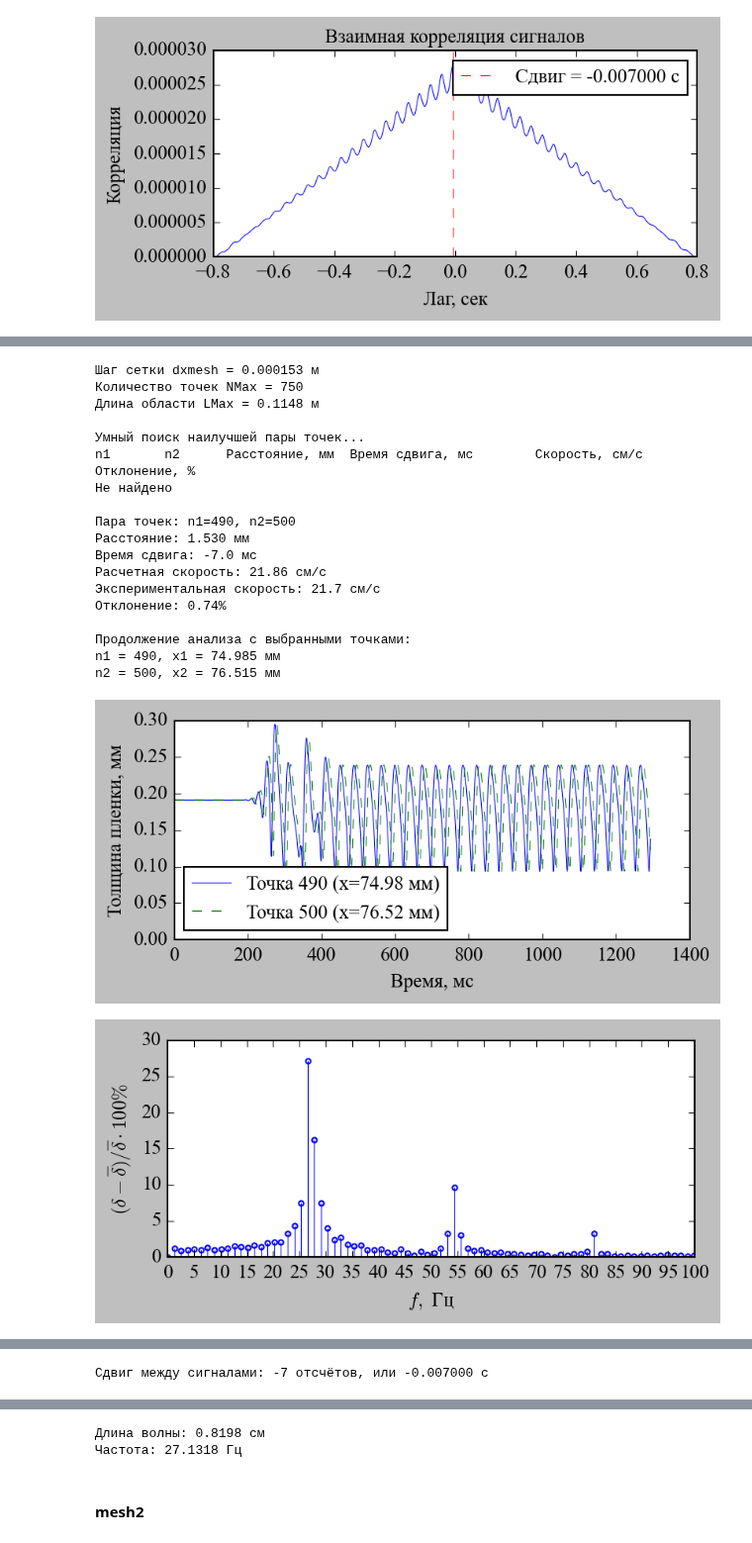
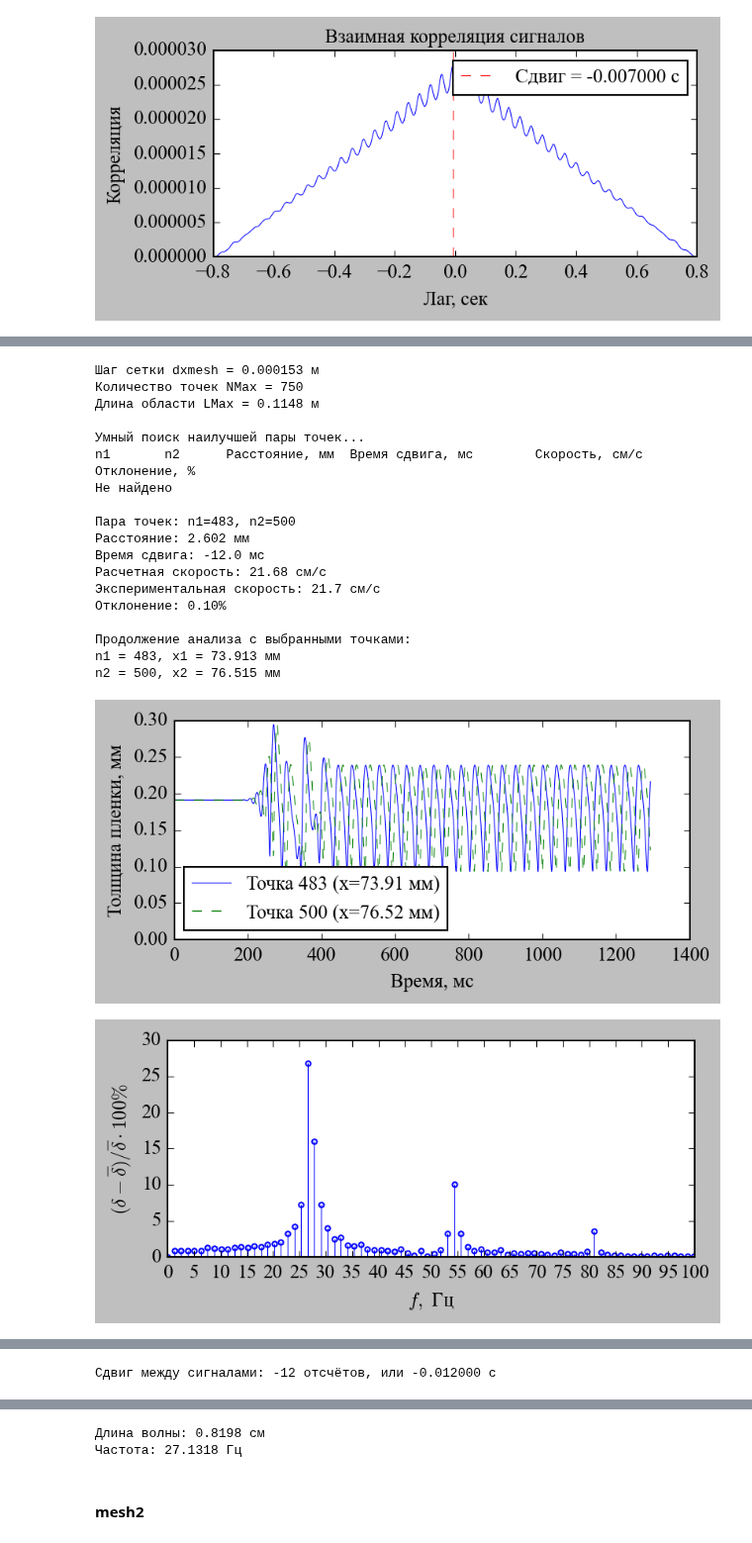
Before and after one commit to UlyanaGru/Fourier, a Jupyter notebook: v2_.ipynb, the cells around one changed output, grey strips where cells are left out. Shown at 99% size. Drawn from its saved outputs; the diff is of its cells as text; code cells hidden in the pictures.

```diff
--- a/v2_.ipynb
+++ b/v2_.ipynb
@@ -850,8 +765,8 @@ if candidates:
 else:
     print("Не найдено")
     # Ослабленный поиск без фильтров
-    for n1 in range(300, 500, 10):
-        for n2 in range(500, 700, 10):
+    for n1 in range(300, 500, 1):
+        for n2 in range(500, 700, 1):
             xp1, xp2 = N2X(n1, dxmesh), N2X(n2, dxmesh)
             distance = abs(xp2 - xp1)
 
@@ -1002,43 +917,43 @@ win_t = np.hanning(nt)[:, None]
 win_x = np.hanning(nx)[None, :]
 data_win = data_detrend * win_t * win_x
 
 spec2 = fftshift(fft2(data_win))
 power = np.abs(spec2)**2
 freqs = fftshift(fftfreq(nt, d=1.0))     # шт / t-ед.
 wavenums = fftshift(fftfreq(nx, d=1.0))  # шт / x-ед
 
 # --- Поиск пика ---
 power_flat = power.copy()
 peak_idx = np.unravel_index(np.argmax(power_flat), power_flat.shape)
 f_peak = freqs[peak_idx[0]]
 k_peak = wavenums[peak_idx[1]]
 lambda_phys = 1 / (k_peak / dxmesh)       # длина волны, м
 freq_phys = f_peak / dt_step                     # частота, Гц
 print(f"Длина волны: {np.abs(lambda_phys*100.0):.4f} см")
 print(f"Частота: {np.abs(freq_phys):.4f} Гц")
 # %% [output]
 Шаг сетки dxmesh = 0.000153 м
 Количество точек NMax = 750
 Длина области LMax = 0.1148 м
 
 Умный поиск наилучшей пары точек...
 n1       n2      Расстояние, мм  Время сдвига, мс        Скорость, см/с  Отклонение, %
 Не найдено
 
-Пара точек: n1=490, n2=500
-Расстояние: 1.530 мм
-Время сдвига: -7.0 мс
-Расчетная скорость: 21.86 см/с
+Пара точек: n1=483, n2=500
+Расстояние: 2.602 мм
+Время сдвига: -12.0 мс
+Расчетная скорость: 21.68 см/с
 Экспериментальная скорость: 21.7 см/с
-Отклонение: 0.74%
+Отклонение: 0.10%
 
 Продолжение анализа с выбранными точками:
-n1 = 490, x1 = 74.985 мм
+n1 = 483, x1 = 73.913 мм
 n2 = 500, x2 = 76.515 мм
-[figure, old version]
+[figure, new version]
 [figure]
 [figure]
-Сдвиг между сигналами: -7 отсчётов, или -0.007000 с
+Сдвиг между сигналами: -12 отсчётов, или -0.012000 с
 [figure]
 Длина волны: 0.8198 см
 Частота: 27.1318 Гц
```
Also changed, not shown: parts of 26 cells of this notebook, 24 other files.
